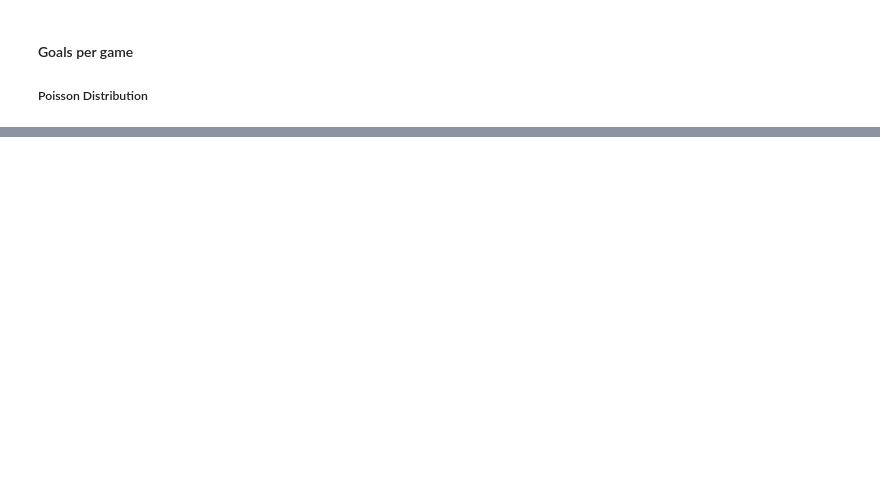
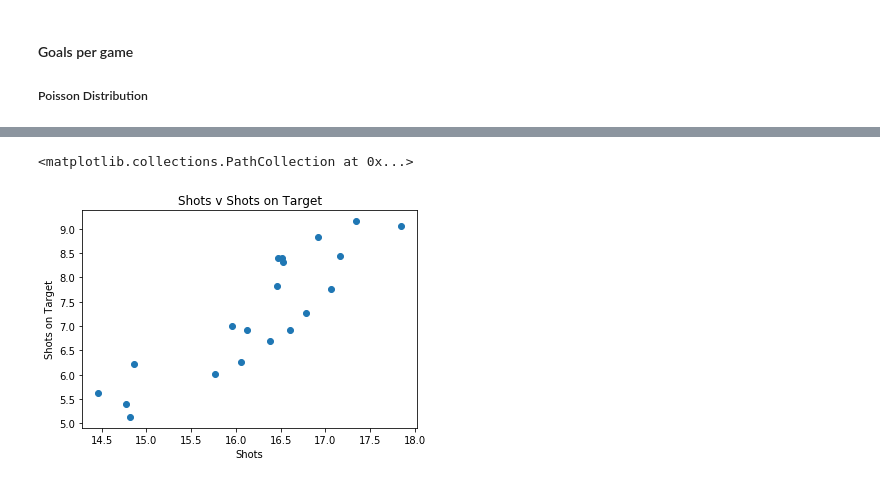
Before and after one commit to G00364690/PDA-Project, a Jupyter notebook: PDA-Project.ipynb, the cells around one changed output, grey strips where cells are left out. Cells and saved outputs as stored; diff of their text form; code cells hidden in the pictures; blank space fills up the shorter version.

Commit message:
Random shots distributions

```diff
--- a/PDA-Project.ipynb
+++ b/PDA-Project.ipynb
@@ -193,0 +210,18 @@ sns.distplot(gpg,bins=10,hist=True,kde=False,fit=norm,axlabel="Goals scored")
+# %%
+import numpy.random as np
+import matplotlib.pyplot as plt
+
+z = np.randint(12,25)
+x = np.normal(z,size=20)
+
+
+y = x + 2*np.random((1,20)) - 10
+
+plt.xlabel("Shots")
+plt.ylabel("Shots on Target")
+plt.title("Shots v Shots on Target")
+
+plt.scatter(x,y)
+# %% [output]
+<matplotlib.collections.PathCollection at 0x...>
+[figure, added]
```
Also changed, not shown: parts of 7 cells of this notebook.
